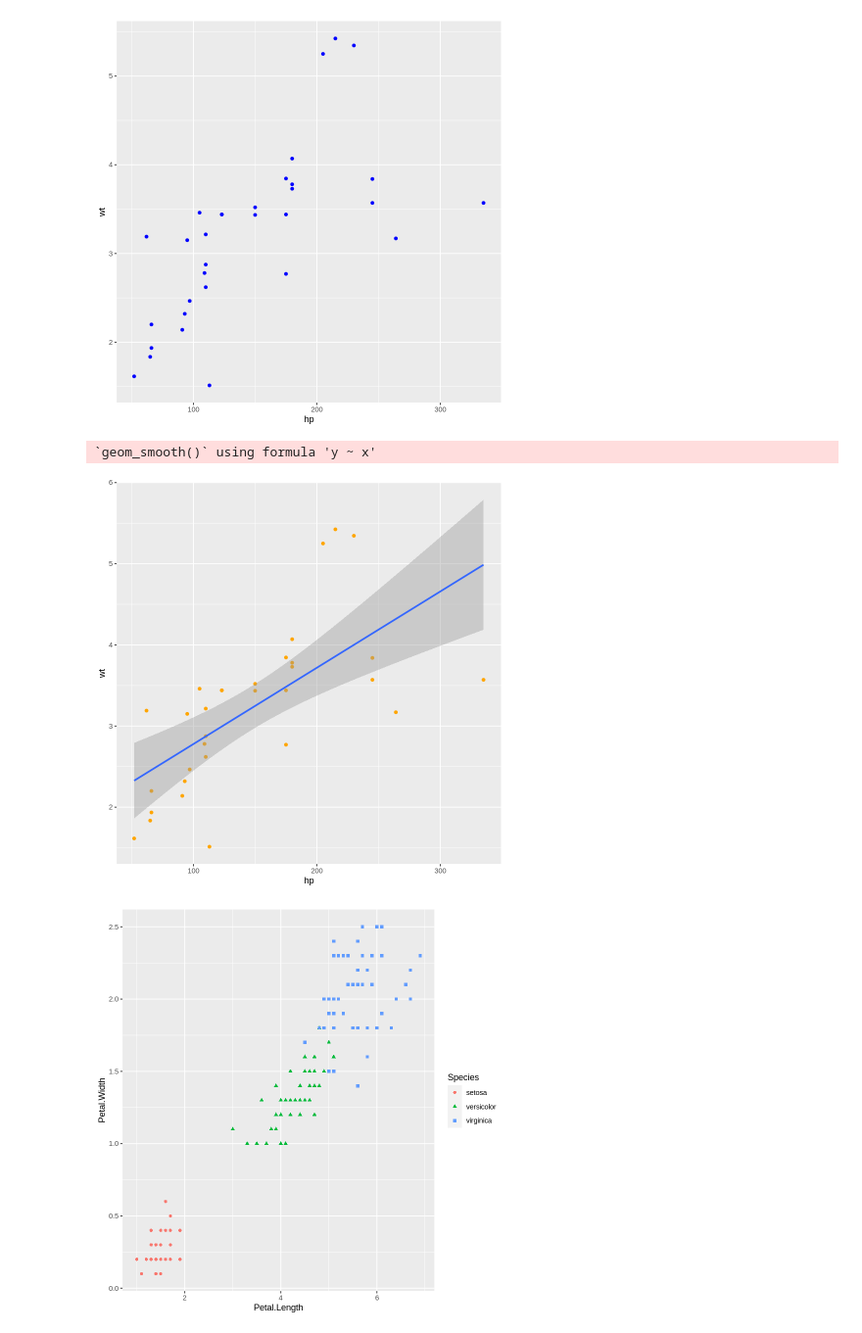
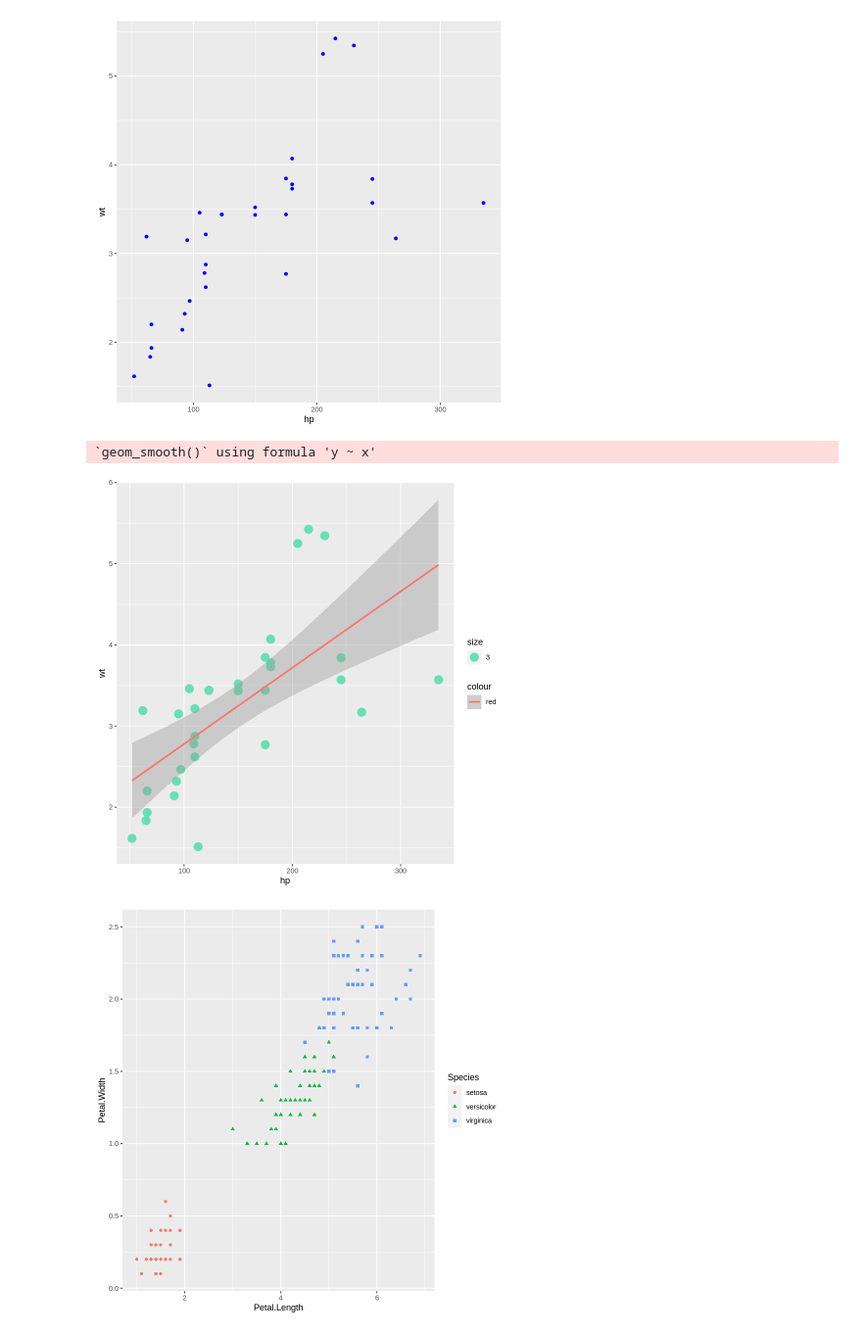
Before and after one commit to kamclar/statisticka_analyza_dat_cviceni, a Jupyter notebook: Lesson_05.ipynb, the cells around one changed output. Shown: that part at 98% size. Saved outputs shown, nothing was run; the diff lists cells and outputs as text; code cells hidden in the pictures.

```diff
--- a/Lesson_05.ipynb
+++ b/Lesson_05.ipynb
@@ -93,12 +94,12 @@ mtcars %>% ggplot(aes(x=hp, y=wt,)) + geom_point(color='blue')
 [figure]
 # %%
 g <- mtcars %>% ggplot(aes(x=hp, y=wt,)) +
-               geom_point(color='orange') +
-               geom_smooth(method="lm")
+               geom_point(color='#67e0b3', aes(size=3)) +
+               geom_smooth(method="lm", aes(color='red'))
 plot(g)
 # %% [output]
 `geom_smooth()` using formula 'y ~ x'
-[figure, old version]
+[figure, new version]
 # %%
 # Exercise 1:
 # Create a scatter plot for iris dataset
```
Also changed, not shown: parts of 14 cells of this notebook.
